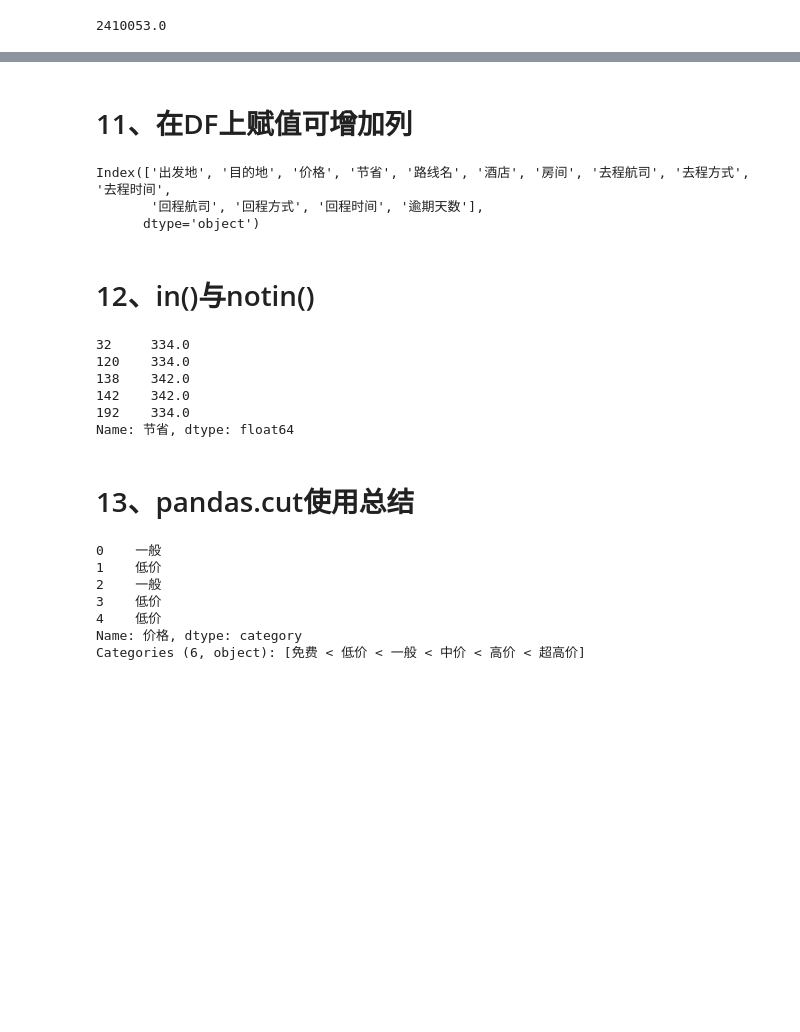
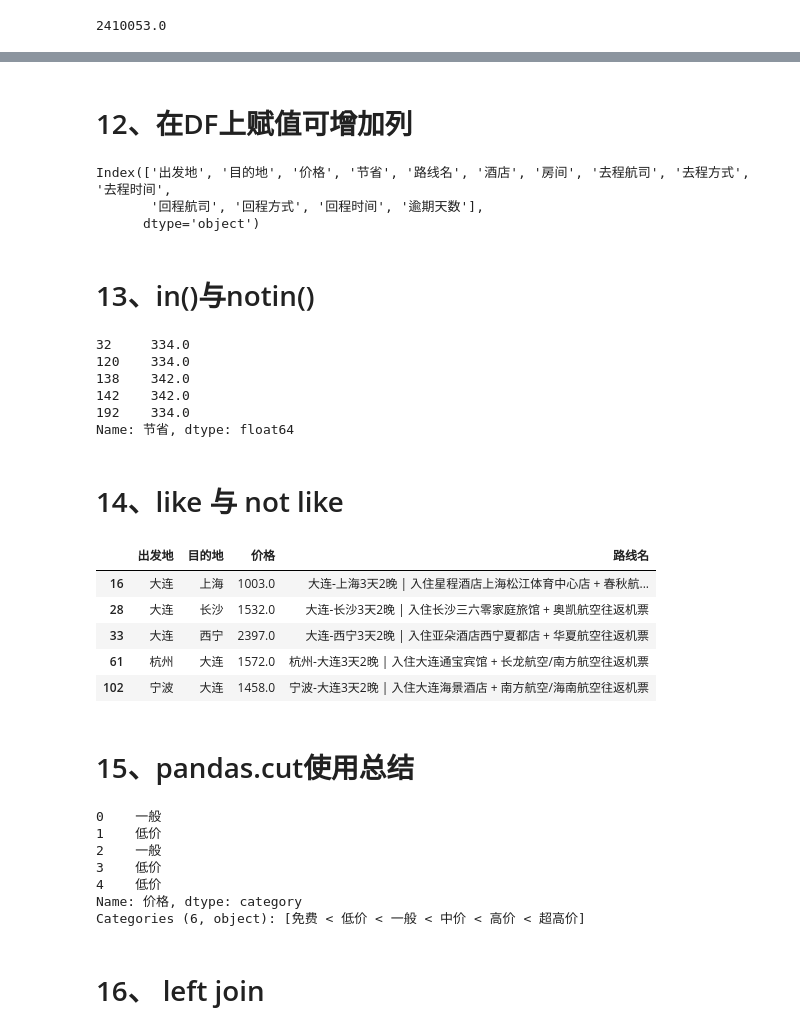
Before and after one commit to Yusheng0313/JNB_WS, a Jupyter notebook: pandas.ipynb, the cells around one changed output, grey strips where cells are left out. Cells and saved outputs as stored; diff of their text form; code cells hidden in the pictures; blank space fills up the shorter version.

```diff
--- a/pandas.ipynb
+++ b/pandas.ipynb
@@ -245,0 +246,4 @@ Name: 出发地, dtype: int64
+# %%
+# loc是按索引内容查询
+df = df.set_index("出发地")  ;
+df.loc['哈尔滨']
@@ -245,0 +270,5 @@ Name: 出发地, dtype: int64
+# %%
+# 恢复index
+# pd.set_option('display.max_rows',500) # 设置查看行数
+df = df.reset_index()
+df
@@ -338,7 +388,7 @@ df.sort_values(by=['价格'], ascending=True).head()
 | 4015 | 大连 | 烟台 | 612.0 | 334.0 | 大连-烟台3天2晚 | 入住维也纳智好酒店烟台开发区泰山路店 + ... | 维也纳智好酒店烟台开发区泰山路店 舒适型 4.8分/5分 | 高级双床房(限量售卖)... 双床 不含早 1间2晚 | 幸福航空 JR1582 | 直飞 | 10:05-11:05 | 天津航空 GS6402 | ... |
 | 513 | 大连 | 烟台 | 612.0 | 348.0 | 大连-烟台3天2晚 | 入住莱州华泽宾馆 + 幸福航空/天津航空往返机票 | 莱州华泽宾馆 舒适型 4.5分/5分 | 大床房[无早] 大床 不含早 1间2晚 | 幸福航空 JR1582 | 直飞 | 10:05-11:05 | 天津航空 GS6402 | ... |
 # %% [markdown]
-# 11、在DF上赋值可增加列
+# 12、在DF上赋值可增加列
 # %%
 # 增加任意名字列，如“逾期天数” 列，并赋值
 df['逾期天数'] = 3
@@ -348,7 +398,7 @@ Index(['出发地', '目的地', '价格', '节省', '路线名', '酒店', '房
        '回程航司', '回程方式', '回程时间', '逾期天数'],
       dtype='object')
 # %% [markdown]
-# 12、in()与notin()
+# 13、in()与notin()
 # %%
 df.loc[df.节省.isin([342,334]),'节省'].head()
 # %% [output]
@@ -358,8 +408,19 @@ df.loc[df.节省.isin([342,334]),'节省'].head()
 142    342.0
 192    334.0
 Name: 节省, dtype: float64
+# %% [markdown]
+# 14、like 与 not like
+# %%
+df.loc[df["路线名"].str.contains('大连'),['出发地','目的地','价格','路线名']].head()
+# %% [output]
+|  | 出发地 | 目的地 | 价格 | 路线名 |
+| 16 | 大连 | 上海 | 1003.0 | 大连-上海3天2晚 | 入住星程酒店上海松江体育中心店 + 春秋航... |
+| 28 | 大连 | 长沙 | 1532.0 | 大连-长沙3天2晚 | 入住长沙三六零家庭旅馆 + 奥凯航空往返机票 |
+| 33 | 大连 | 西宁 | 2397.0 | 大连-西宁3天2晚 | 入住亚朵酒店西宁夏都店 + 华夏航空往返机票 |
+| 61 | 杭州 | 大连 | 1572.0 | 杭州-大连3天2晚 | 入住大连通宝宾馆 + 长龙航空/南方航空往返机票 |
+| 102 | 宁波 | 大连 | 1458.0 | 宁波-大连3天2晚 | 入住大连海景酒店 + 南方航空/海南航空往返机票 |
 # %% [markdown]
-# 13、pandas.cut使用总结
+# 15、pandas.cut使用总结
 # %%
 # cut
 pd.cut(df['价格'], bins=[0, 1000, 2000, 5000, 10000, 100000, 5000000],  labels=[u"免费",u"低价",u"一般",u"中价",u"高价",u"超高价"]).head(5)
@@ -371,3 +432,5 @@ pd.cut(df['价格'], bins=[0, 1000, 2000, 5000, 10000, 100000, 5000000],  labels
 4    低价
 Name: 价格, dtype: category
 Categories (6, object): [免费 < 低价 < 一般 < 中价 < 高价 < 超高价]
+# %% [markdown]
+# 16、 left join
```
Also changed, not shown: parts of 17 cells of this notebook, 8 other files.
